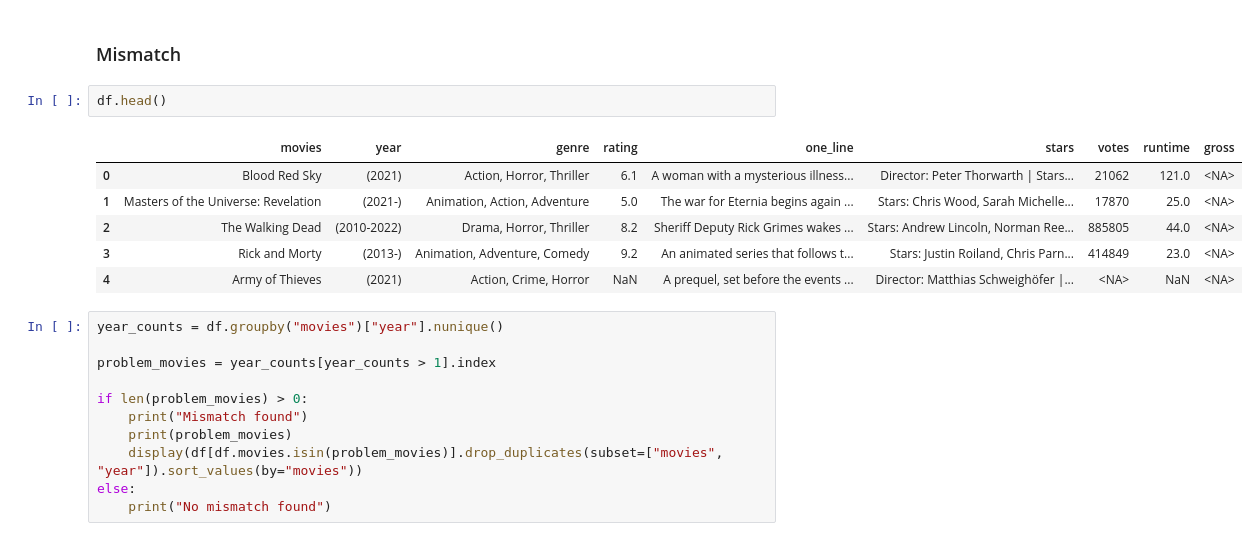
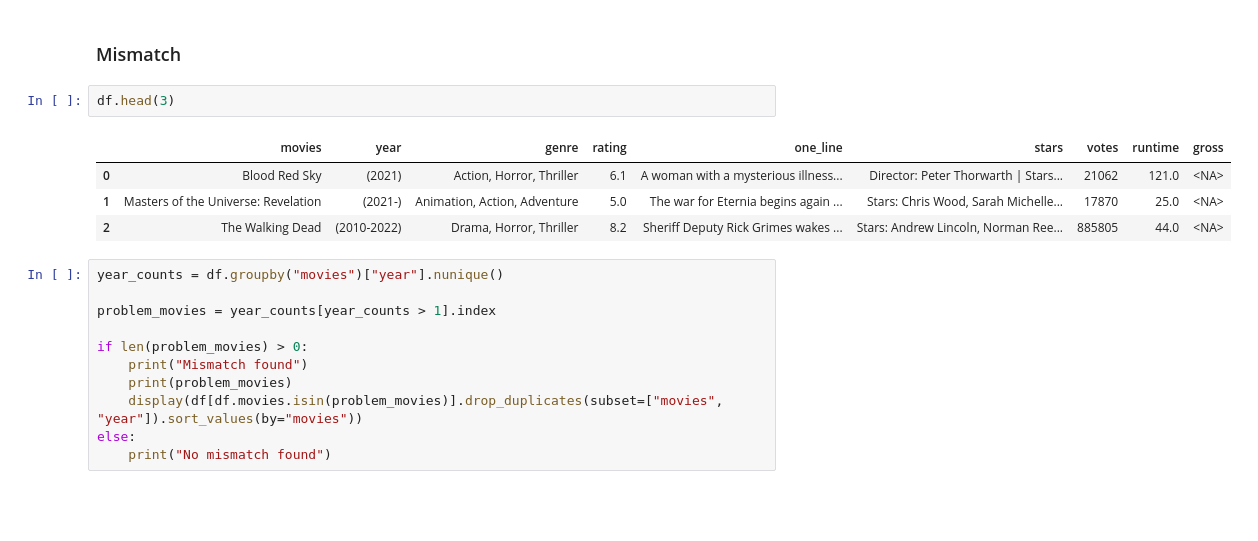
Before and after one commit to Gerum-Berhanu/data-cleaning, a Jupyter notebook: projects/06_imdb_movies/06_data_cleaning.ipynb, the cells around one changed output. Saved outputs shown, nothing was run; the diff lists cells and outputs as text; blank space fills up the shorter version.

```diff
--- a/projects/06_imdb_movies/06_data_cleaning.ipynb
+++ b/projects/06_imdb_movies/06_data_cleaning.ipynb
@@ -358,14 +357,12 @@ No numerical outlier.
 # %% [markdown]
 ### Mismatch
 # %%
-df.head()
+df.head(3)
 # %% [output]
 |  | movies | year | genre | rating | one_line | stars | votes | runtime | gross |
 | 0 | Blood Red Sky | (2021) | Action, Horror, Thriller | 6.1 | A woman with a mysterious illness... | Director: Peter Thorwarth | Stars... | 21062 | 121.0 | <NA> |
 | 1 | Masters of the Universe: Revelation | (2021-) | Animation, Action, Adventure | 5.0 | The war for Eternia begins again ... | Stars: Chris Wood, Sarah Michelle... | 17870 | 25.0 | <NA> |
 | 2 | The Walking Dead | (2010-2022) | Drama, Horror, Thriller | 8.2 | Sheriff Deputy Rick Grimes wakes ... | Stars: Andrew Lincoln, Norman Ree... | 885805 | 44.0 | <NA> |
-| 3 | Rick and Morty | (2013-) | Animation, Adventure, Comedy | 9.2 | An animated series that follows t... | Stars: Justin Roiland, Chris Parn... | 414849 | 23.0 | <NA> |
-| 4 | Army of Thieves | (2021) | Action, Crime, Horror | NaN | A prequel, set before the events ... | Director: Matthias Schweighöfer |... | <NA> | NaN | <NA> |
 # %%
 year_counts = df.groupby("movies")["year"].nunique()
 
```
Also changed, not shown: parts of 10 cells of this notebook.
